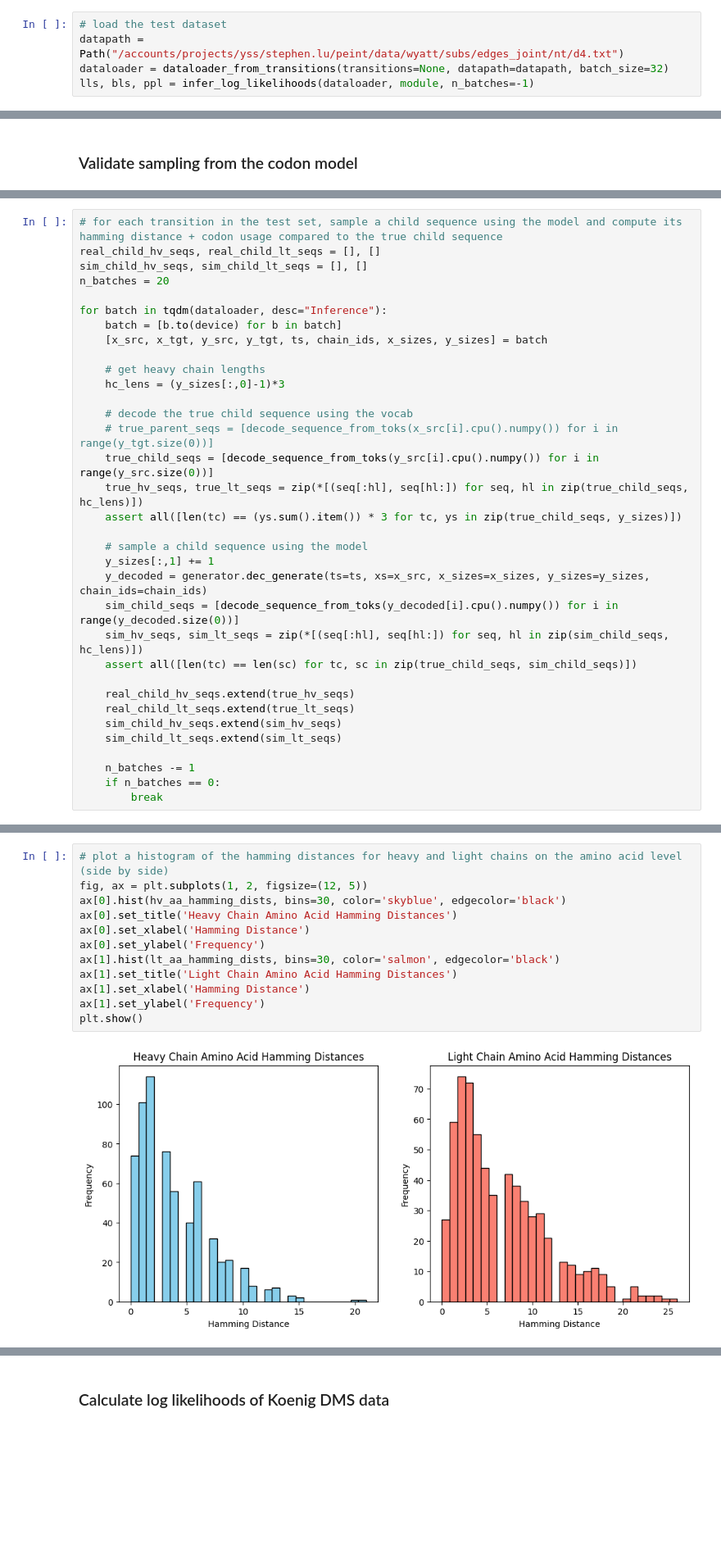
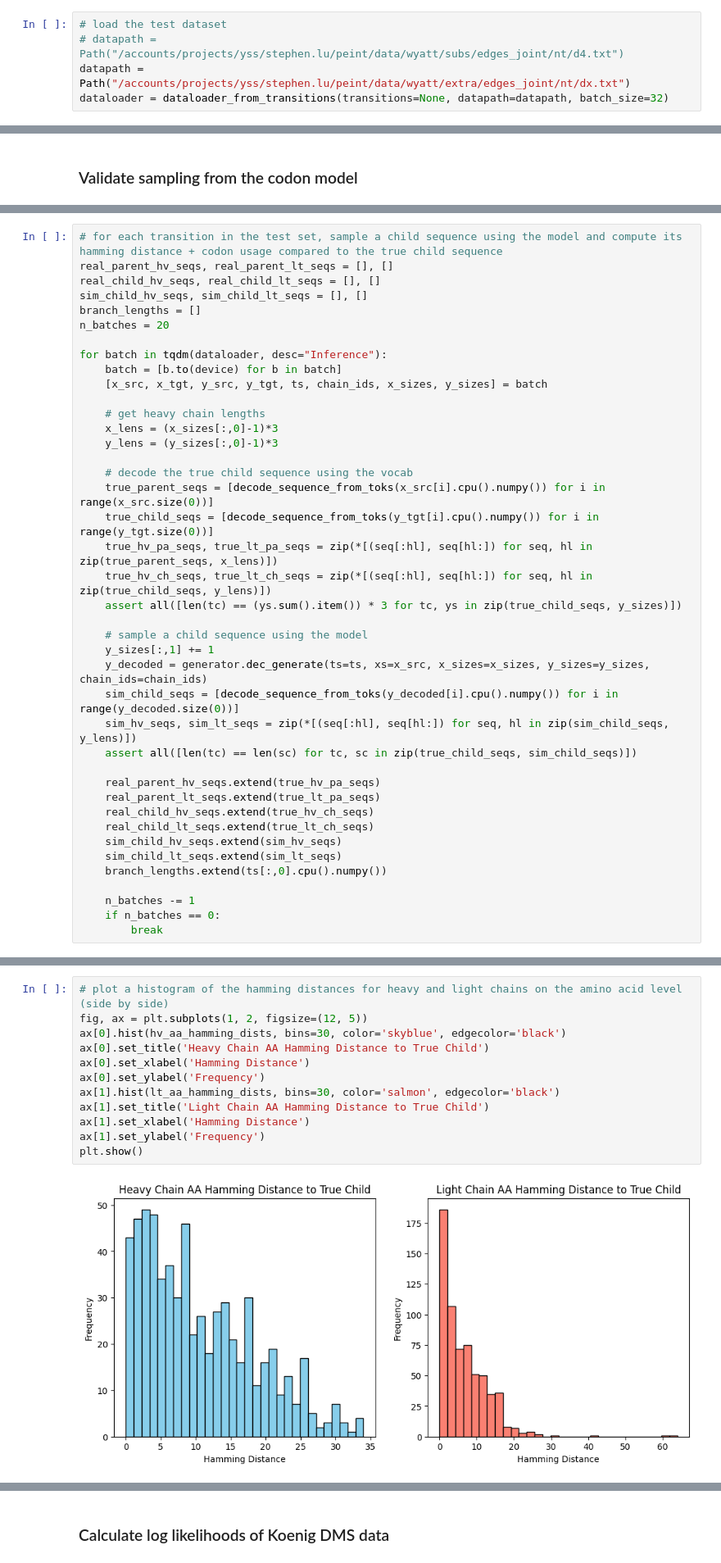
Before and after one commit to thematrixmaster/cosine, a Jupyter notebook: notebooks/eval_codon_model.ipynb, the cells around one changed output, grey strips where cells are left out. Shown at 82% size. Drawn from its saved outputs; the diff is of its cells as text; blank space fills up the shorter version.

```diff
--- a/notebooks/eval_codon_model.ipynb
+++ b/notebooks/eval_codon_model.ipynb
@@ -132,6 +135,6 @@ def decode_sequence_from_toks(toks):
     return "".join(tokens)
 # %%
 # load the test dataset
-datapath = Path("/accounts/projects/yss/stephen.lu/peint/data/wyatt/subs/edges_joint/nt/d4.txt")
+# datapath = Path("/accounts/projects/yss/stephen.lu/peint/data/wyatt/subs/edges_joint/nt/d4.txt")
+datapath = Path("/accounts/projects/yss/stephen.lu/peint/data/wyatt/extra/edges_joint/nt/dx.txt")
 dataloader = dataloader_from_transitions(transitions=None, datapath=datapath, batch_size=32)
-lls, bls, ppl = infer_log_likelihoods(dataloader, module, n_batches=-1)
@@ -180,7 +227,9 @@ generator = PEINTGenerator.from_peint(module.net).to(device)
 # %%
 # for each transition in the test set, sample a child sequence using the model and compute its hamming distance + codon usage compared to the true child sequence
+real_parent_hv_seqs, real_parent_lt_seqs = [], []
 real_child_hv_seqs, real_child_lt_seqs = [], []
 sim_child_hv_seqs, sim_child_lt_seqs = [], []
+branch_lengths = []
 n_batches = 20
 
 for batch in tqdm(dataloader, desc="Inference"):
@@ -188,25 +237,30 @@ for batch in tqdm(dataloader, desc="Inference"):
     [x_src, x_tgt, y_src, y_tgt, ts, chain_ids, x_sizes, y_sizes] = batch
 
     # get heavy chain lengths
-    hc_lens = (y_sizes[:,0]-1)*3
+    x_lens = (x_sizes[:,0]-1)*3
+    y_lens = (y_sizes[:,0]-1)*3
 
     # decode the true child sequence using the vocab
-    # true_parent_seqs = [decode_sequence_from_toks(x_src[i].cpu().numpy()) for i in range(y_tgt.size(0))]
-    true_child_seqs = [decode_sequence_from_toks(y_src[i].cpu().numpy()) for i in range(y_src.size(0))]
-    true_hv_seqs, true_lt_seqs = zip(*[(seq[:hl], seq[hl:]) for seq, hl in zip(true_child_seqs, hc_lens)])
+    true_parent_seqs = [decode_sequence_from_toks(x_src[i].cpu().numpy()) for i in range(x_src.size(0))]
+    true_child_seqs = [decode_sequence_from_toks(y_tgt[i].cpu().numpy()) for i in range(y_tgt.size(0))]
+    true_hv_pa_seqs, true_lt_pa_seqs = zip(*[(seq[:hl], seq[hl:]) for seq, hl in zip(true_parent_seqs, x_lens)])
+    true_hv_ch_seqs, true_lt_ch_seqs = zip(*[(seq[:hl], seq[hl:]) for seq, hl in zip(true_child_seqs, y_lens)])
     assert all([len(tc) == (ys.sum().item()) * 3 for tc, ys in zip(true_child_seqs, y_sizes)])
 
     # sample a child sequence using the model
     y_sizes[:,1] += 1
     y_decoded = generator.dec_generate(ts=ts, xs=x_src, x_sizes=x_sizes, y_sizes=y_sizes, chain_ids=chain_ids)
     sim_child_seqs = [decode_sequence_from_toks(y_decoded[i].cpu().numpy()) for i in range(y_decoded.size(0))]
-    sim_hv_seqs, sim_lt_seqs = zip(*[(seq[:hl], seq[hl:]) for seq, hl in zip(sim_child_seqs, hc_lens)])
+    sim_hv_seqs, sim_lt_seqs = zip(*[(seq[:hl], seq[hl:]) for seq, hl in zip(sim_child_seqs, y_lens)])
     assert all([len(tc) == len(sc) for tc, sc in zip(true_child_seqs, sim_child_seqs)])
 
-    real_child_hv_seqs.extend(true_hv_seqs)
-    real_child_lt_seqs.extend(true_lt_seqs)
+    real_parent_hv_seqs.extend(true_hv_pa_seqs)
+    real_parent_lt_seqs.extend(true_lt_pa_seqs)
+    real_child_hv_seqs.extend(true_hv_ch_seqs)
+    real_child_lt_seqs.extend(true_lt_ch_seqs)
     sim_child_hv_seqs.extend(sim_hv_seqs)
     sim_child_lt_seqs.extend(sim_lt_seqs)
+    branch_lengths.extend(ts[:,0].cpu().numpy())
 
     n_batches -= 1
     if n_batches == 0:
@@ -246,14 +298,14 @@ lt_aa_hamming_dists = [compute_hamming_distance(r, s) for r, s in zip(real_lt_aa
 # %%
 # plot a histogram of the hamming distances for heavy and light chains on the amino acid level (side by side)
 fig, ax = plt.subplots(1, 2, figsize=(12, 5))
 ax[0].hist(hv_aa_hamming_dists, bins=30, color='skyblue', edgecolor='black')
-ax[0].set_title('Heavy Chain Amino Acid Hamming Distances')
+ax[0].set_title('Heavy Chain AA Hamming Distance to True Child')
 ax[0].set_xlabel('Hamming Distance')
 ax[0].set_ylabel('Frequency')
 ax[1].hist(lt_aa_hamming_dists, bins=30, color='salmon', edgecolor='black')
-ax[1].set_title('Light Chain Amino Acid Hamming Distances')
+ax[1].set_title('Light Chain AA Hamming Distance to True Child')
 ax[1].set_xlabel('Hamming Distance')
 ax[1].set_ylabel('Frequency')
 plt.show()
 # %% [output]
-[figure, old version]
+[figure, new version]
```
Also changed, not shown: parts of 13 cells of this notebook, 13 other files.
